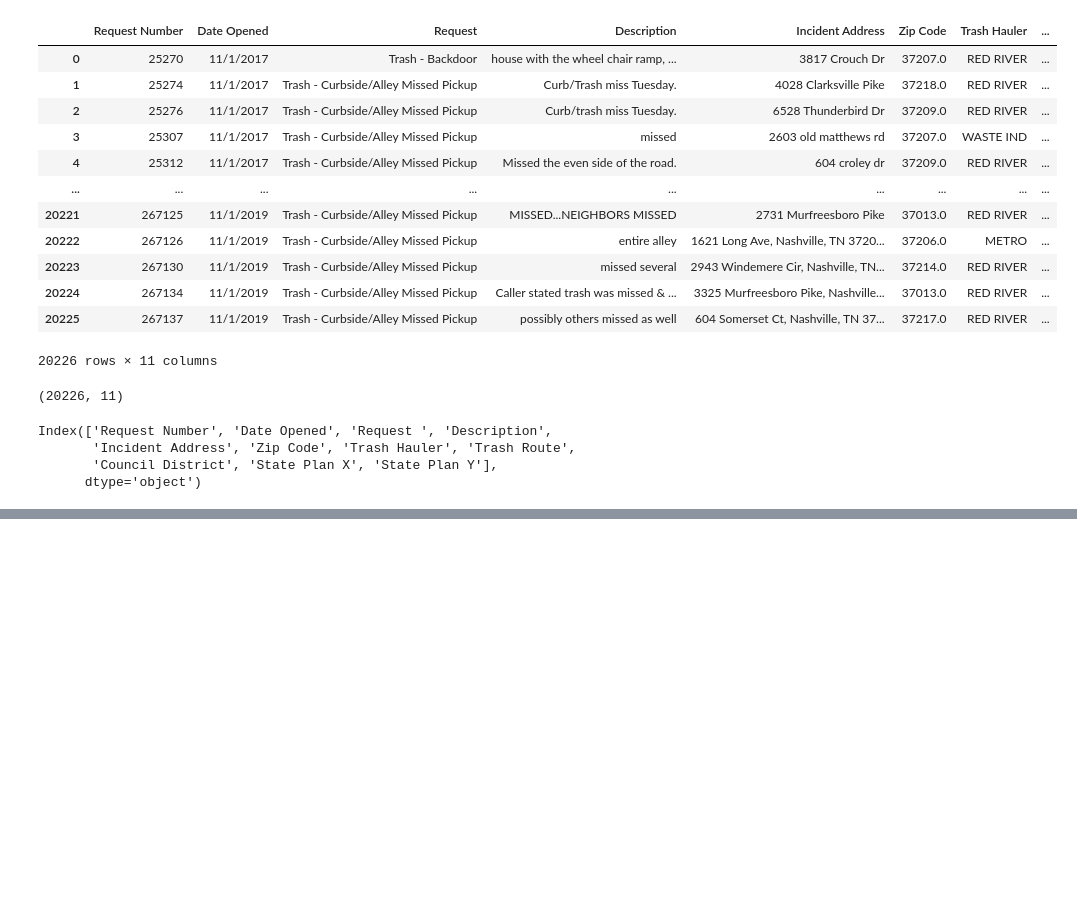
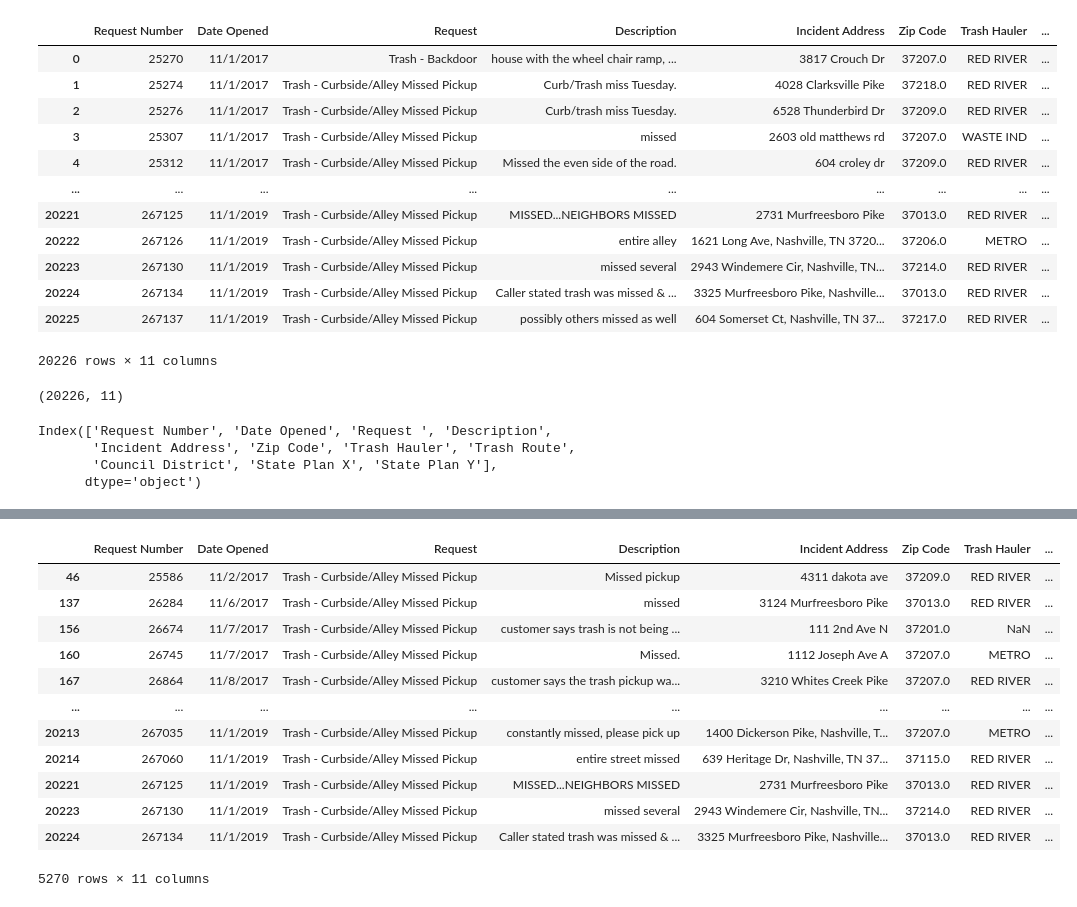
Before and after one commit to NewForce-Cohort-10-Data/trash-haulers-ctrl-alt-elite-company, a Jupyter notebook: notebooks/trash-haulers.ipynb, the cells around one changed output, grey strips where cells are left out. Saved outputs shown, nothing was run; the diff lists cells and outputs as text; code cells hidden in the pictures; blank space fills up the shorter version.

```diff
--- a/notebooks/trash-haulers.ipynb
+++ b/notebooks/trash-haulers.ipynb
@@ -112,0 +53,17 @@ $722,200.00
+# %%
+payable_miss = missed_trash.loc[missed_trash.duplicated(subset= 'Incident Address', keep='first') == True]
+payable_miss
+# %% [output]
+|  | Request Number | Date Opened | Request | Description | Incident Address | Zip Code | Trash Hauler | ... |
+| 46 | 25586 | 11/2/2017 | Trash - Curbside/Alley Missed Pickup | Missed pickup | 4311 dakota ave | 37209.0 | RED RIVER | ... |
+| 137 | 26284 | 11/6/2017 | Trash - Curbside/Alley Missed Pickup | missed | 3124 Murfreesboro Pike | 37013.0 | RED RIVER | ... |
+| 156 | 26674 | 11/7/2017 | Trash - Curbside/Alley Missed Pickup | customer says trash is not being ... | 111 2nd Ave N | 37201.0 | NaN | ... |
+| 160 | 26745 | 11/7/2017 | Trash - Curbside/Alley Missed Pickup | Missed. | 1112 Joseph Ave A | 37207.0 | METRO | ... |
+| 167 | 26864 | 11/8/2017 | Trash - Curbside/Alley Missed Pickup | customer says the trash pickup wa... | 3210 Whites Creek Pike | 37207.0 | RED RIVER | ... |
+| ... | ... | ... | ... | ... | ... | ... | ... | ... |
+| 20213 | 267035 | 11/1/2019 | Trash - Curbside/Alley Missed Pickup | constantly missed, please pick up | 1400 Dickerson Pike, Nashville, T... | 37207.0 | METRO | ... |
+| 20214 | 267060 | 11/1/2019 | Trash - Curbside/Alley Missed Pickup | entire street missed | 639 Heritage Dr, Nashville, TN 37... | 37115.0 | RED RIVER | ... |
+| 20221 | 267125 | 11/1/2019 | Trash - Curbside/Alley Missed Pickup | MISSED...NEIGHBORS MISSED | 2731 Murfreesboro Pike | 37013.0 | RED RIVER | ... |
+| 20223 | 267130 | 11/1/2019 | Trash - Curbside/Alley Missed Pickup | missed several | 2943 Windemere Cir, Nashville, TN... | 37214.0 | RED RIVER | ... |
+| 20224 | 267134 | 11/1/2019 | Trash - Curbside/Alley Missed Pickup | Caller stated trash was missed & ... | 3325 Murfreesboro Pike, Nashville... | 37013.0 | RED RIVER | ... |
+5270 rows × 11 columns
```
Also changed, not shown: parts of 22 cells of this notebook.
